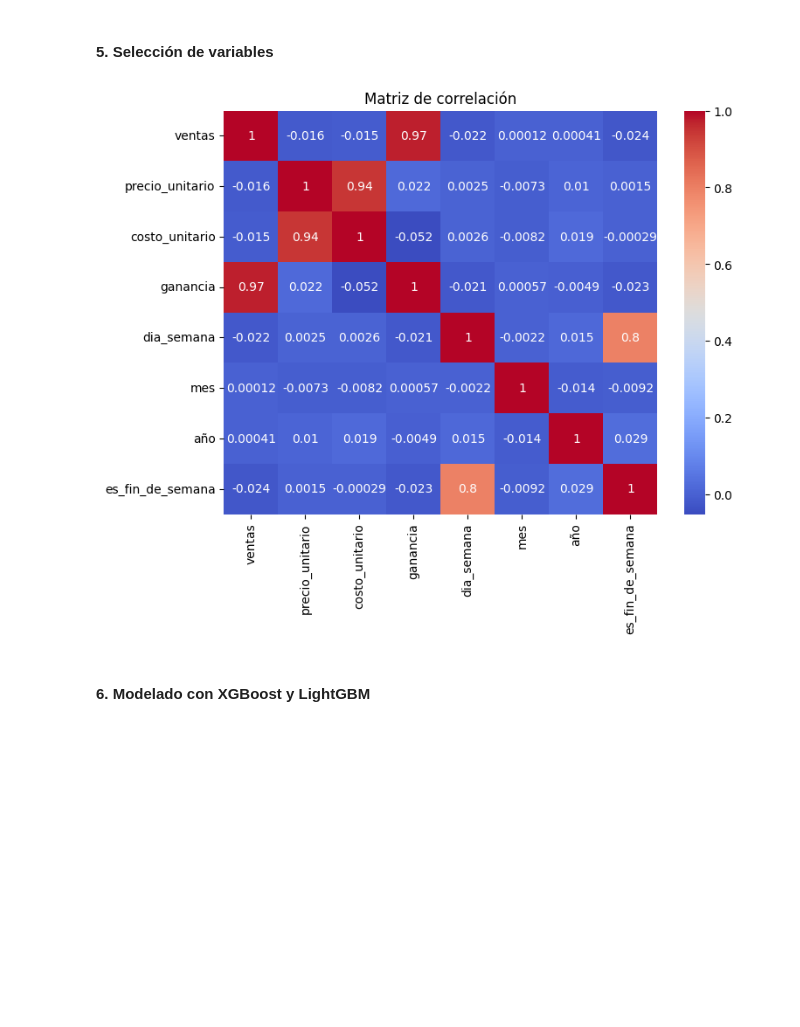
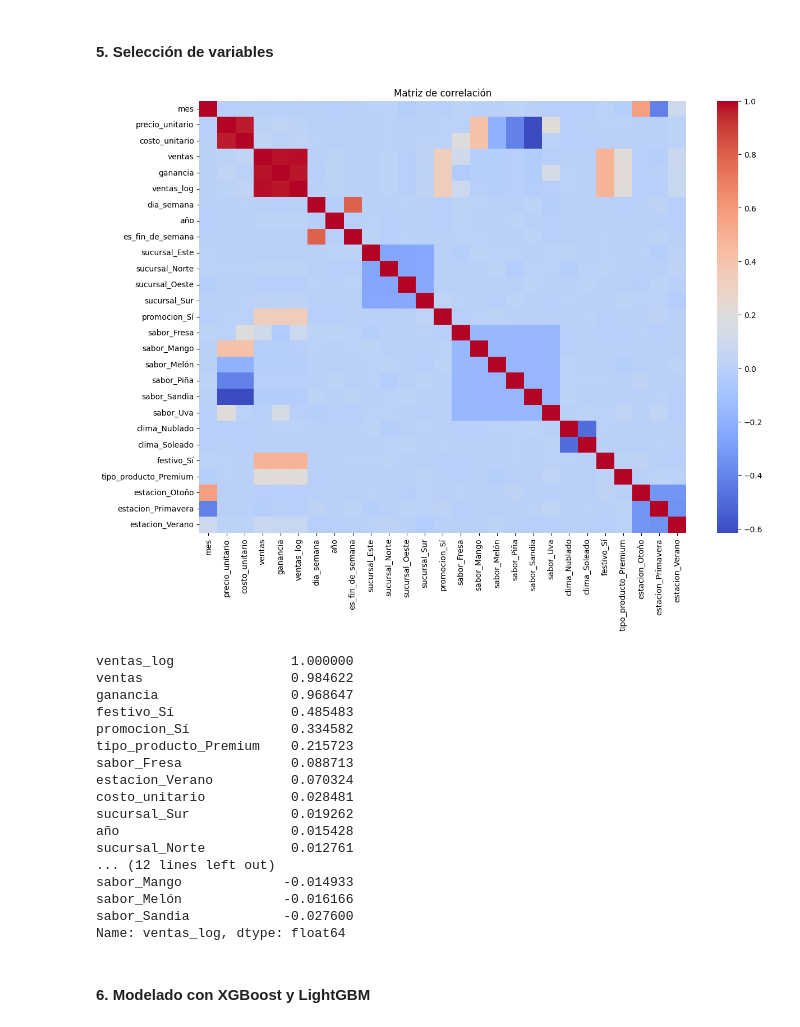
Before and after one commit to XDevilCrackX/MachineLearning, a Jupyter notebook: Mod_Sup_XGBoost_and_LightGBM.ipynb, the cells around one changed output. Saved outputs shown, nothing was run; the diff lists cells and outputs as text; code cells hidden in the pictures; blank space fills up the shorter version.

Commit message:
Ajustes: Data, Modelado, proyeccion_ventas y ganancia_acumulada

```diff
--- a/Mod_Sup_XGBoost_and_LightGBM.ipynb
+++ b/Mod_Sup_XGBoost_and_LightGBM.ipynb
@@ -105,9 +142,15 @@ None
 # %% [markdown]
 #### 3. Limpieza y transformación
 # %%
+df.dropna(subset=['ventas', 'ganancia'], inplace=True)
 
-df.dropna(subset = ['ventas','ganancia'], inplace = True)
 df['dia_semana'] = df['fecha'].dt.dayofweek
-df['mes'] = df['fecha'].dt.month
 df['año'] = df['fecha'].dt.year
-df['es_fin_de_semana'] = df['dia_semana'].apply(lambda x: 1 if x >= 5 else 0) # df['dia_semana'].isin([5,6])
+df['es_fin_de_semana'] = df['dia_semana'].apply(lambda x: 1 if x >= 5 else 0)
+df['sabor_original'] = df['sabor']  # conservar para análisis
+
+# Diagnóstico de distribución
+
+sns.histplot(df['ventas'], bins=50, kde=True)
+plt.title('Distribución de ventas simuladas')
+plt.show()
@@ -114,21 +159,41 @@ df['es_fin_de_semana'] = df['dia_semana'].apply(lambda x: 1 if x >= 5 else 0) #
 # %% [markdown]
 #### 4. Feature engineering
 # %%
-# Conservo la columna original para análisis estratégico
-df['sabor_original'] = df['sabor']
+df['sabor_original'] = df['sabor']  # conservar para análisis
 
-# Creo un nuevo DataFrame para modelado
-df_modelado = pd.get_dummies(df, columns=['sucursal', 'promocion', 'sabor'], drop_first=True)
+df_modelado = pd.get_dummies(df, columns=[
+    'sucursal', 'promocion', 'sabor', 'clima', 'festivo', 'tipo_producto', 'estacion'
+], drop_first=True)
 # %% [markdown]
 #### 5. Selección de variables
 # %%
-corr = df.corr(numeric_only = True)
-plt.figure(figsize = (8,6))
-sns.heatmap(corr, annot = True, cmap = 'coolwarm')
+corr = df_modelado.corr(numeric_only=True)
+plt.figure(figsize=(14,10))
+sns.heatmap(corr, annot=False, cmap='coolwarm')
 plt.title('Matriz de correlación')
 plt.show()
+
+# Ver correlación con variable objetivo
+print(df_modelado.corr(numeric_only=True)['ventas_log'].sort_values(ascending=False))
 # %% [output]
-[figure, old version]
+[figure, new version]
+ventas_log               1.000000
+ventas                   0.984622
+ganancia                 0.968647
+festivo_Sí               0.485483
+promocion_Sí             0.334582
+tipo_producto_Premium    0.215723
+sabor_Fresa              0.088713
+estacion_Verano          0.070324
+costo_unitario           0.028481
+sucursal_Sur             0.019262
+año                      0.015428
+sucursal_Norte           0.012761
+... (12 lines left out)
+sabor_Mango             -0.014933
+sabor_Melón             -0.016166
+sabor_Sandia            -0.027600
+Name: ventas_log, dtype: float64
 # %% [markdown]
 #### 6. Modelado con XGBoost y LightGBM
 # %%
```
Also changed, not shown: parts of 18 cells of this notebook.
